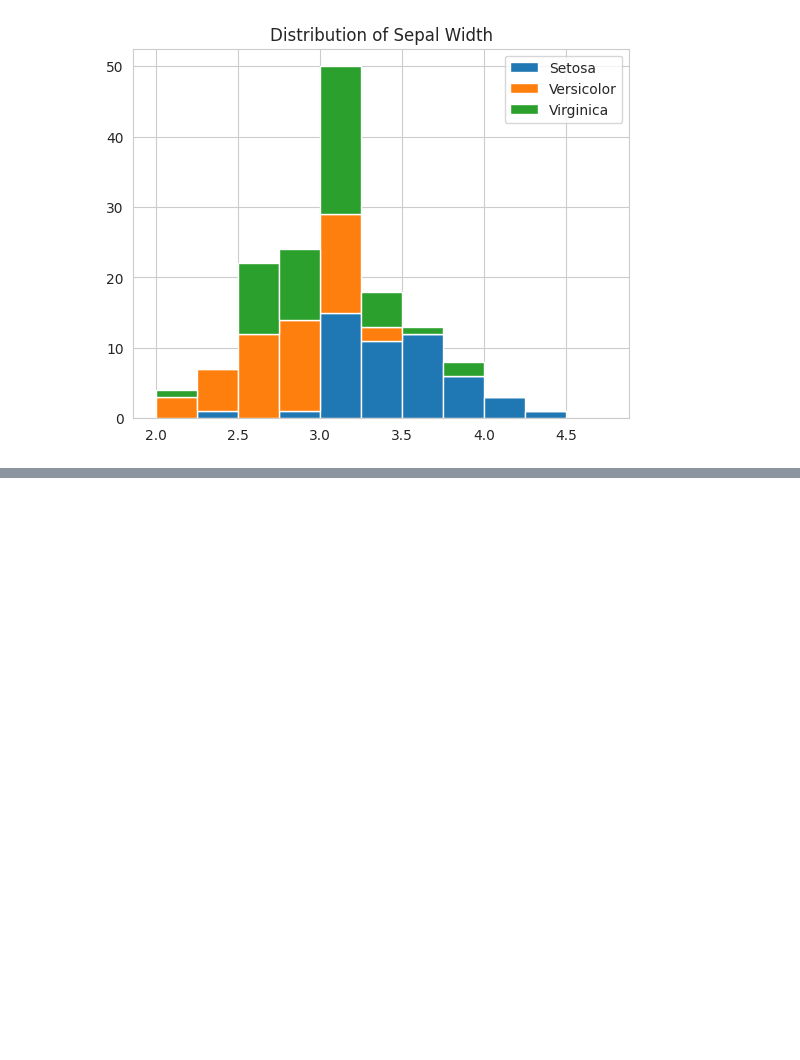
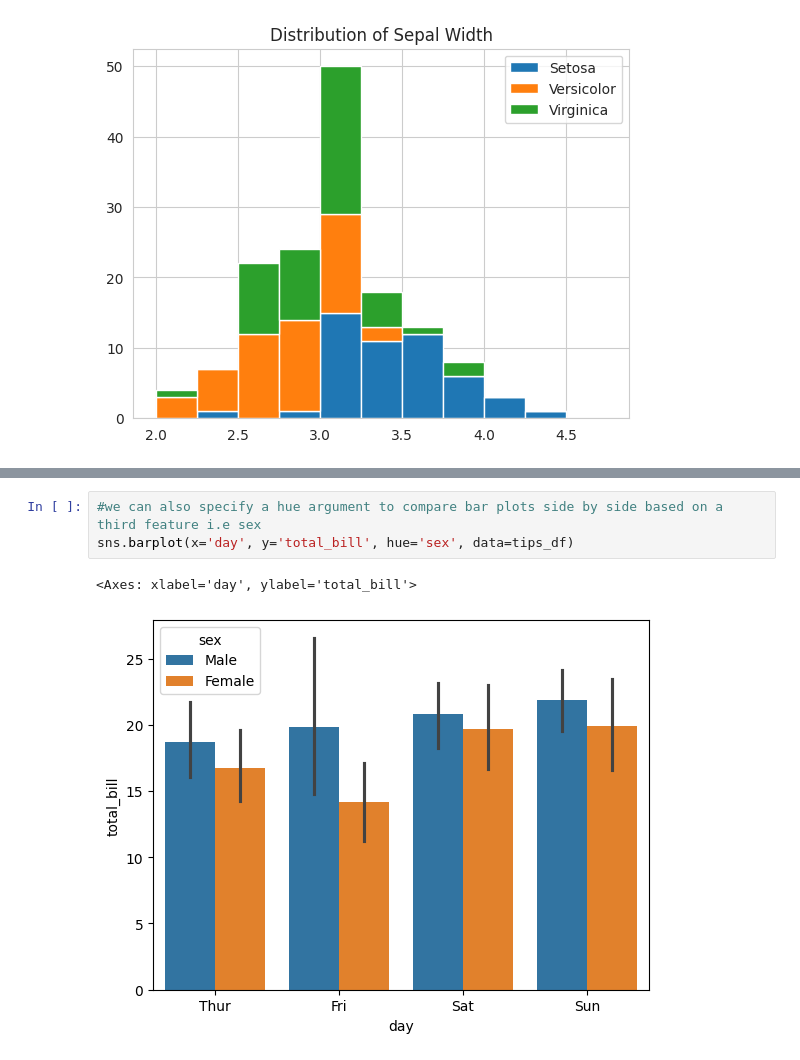
Before and after one commit to SunilPant054/Seaborn_Matplotlib, a Jupyter notebook: Visualization.ipynb, the cells around one changed output, grey strips where cells are left out. Cells and saved outputs as stored; diff of their text form; blank space fills up the shorter version.

```diff
--- a/Visualization.ipynb
+++ b/Visualization.ipynb
@@ -198,0 +242,6 @@ plt.legend(['Setosa', 'Versicolor', 'Virginica'])
+# %%
+#we can also specify a hue argument to compare bar plots side by side based on a third feature i.e sex
+sns.barplot(x='day', y='total_bill', hue='sex', data=tips_df)
+# %% [output]
+<Axes: xlabel='day', ylabel='total_bill'>
+[figure, added]
```
Also changed, not shown: parts of 9 cells of this notebook, 1 other file.
